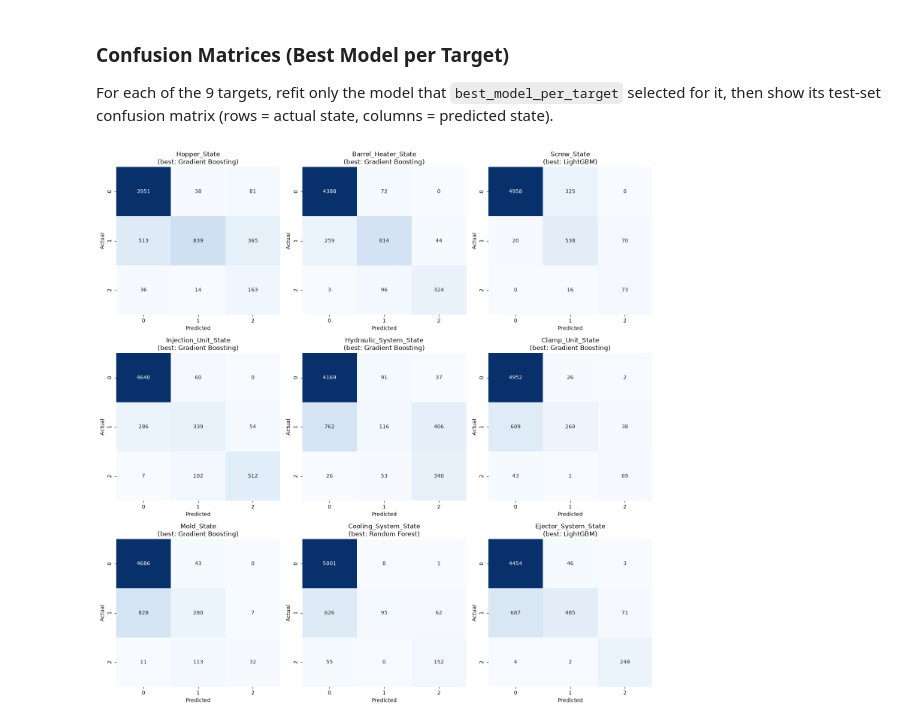
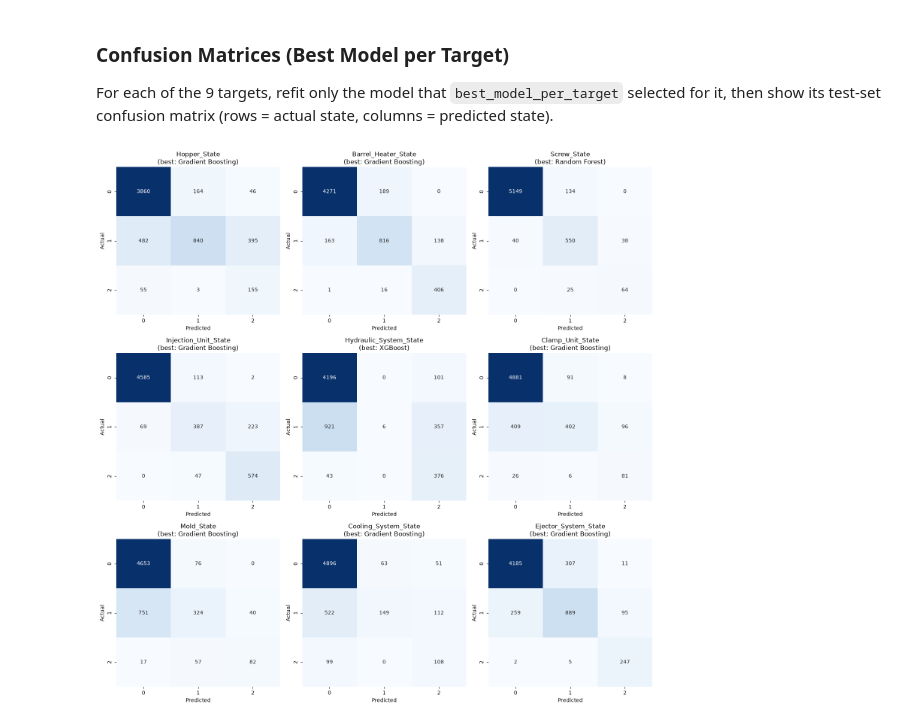
Before and after one commit to riddhiiee/AI-Based-Predictive-Maintenance-for-Injection-Molding-Machine, a Jupyter notebook: final_model.ipynb, the cells around one changed output. Drawn from its saved outputs; the diff is of its cells as text; code cells hidden in the pictures.

```diff
--- a/final_model.ipynb
+++ b/final_model.ipynb
@@ -710,0 +922,17 @@ Ejector_System_State: done
+# %%
+model_name = 'LightGBM'
+
+for col in target:
+    model = CLASSIFIER_FACTORIES[model_name]()
+    fit_classifier(model_name, model, X_train, train_df[col])
+
+    for split_name, X_split, split_df in SPLITS:
+        y_pred = np.asarray(model.predict(X_split)).reshape(-1)
+        metrics = evaluate_classification(split_df[col], y_pred)
+        classification_results.append({'Target': col, 'Model': model_name, 'Split': split_name, **metrics})
+
+print(f'{model_name}: done')
+(pd.DataFrame(classification_results)
+ .query('Model == @model_name')
+ .set_index(['Target', 'Split'])[['Accuracy', 'F1_Macro', 'QWK', 'Ordinal_MAE']]
+ .round(4))
@@ -710,0 +959,17 @@ Ejector_System_State: done
+# %%
+model_name = 'CatBoost'
+
+for col in target:
+    model = CLASSIFIER_FACTORIES[model_name]()
+    fit_classifier(model_name, model, X_train, train_df[col])
+
+    for split_name, X_split, split_df in SPLITS:
+        y_pred = np.asarray(model.predict(X_split)).reshape(-1)
+        metrics = evaluate_classification(split_df[col], y_pred)
+        classification_results.append({'Target': col, 'Model': model_name, 'Split': split_name, **metrics})
+
+print(f'{model_name}: done')
+(pd.DataFrame(classification_results)
+ .query('Model == @model_name')
+ .set_index(['Target', 'Split'])[['Accuracy', 'F1_Macro', 'QWK', 'Ordinal_MAE']]
+ .round(4))
@@ -737,14 +1027,14 @@ val_scores = classification_results_df[classification_results_df['Split'] == 'va
 best_model_idx = val_scores.groupby('Target')[['F1_Macro', 'QWK']].apply(
     lambda d: d.sort_values(['F1_Macro', 'QWK'], ascending=False).index[0]
 )
-best_model_per_target = (val_scores.loc[best_model_idx, ['Target', 'Model', 'F1_Macro', 'QWK', 'Ordinal_MAE']]
+best_model_per_target = (val_scores.loc[best_model_idx, ['Target', 'Model', 'Accuracy', 'F1_Macro', 'QWK', 'Ordinal_MAE']]
                           .set_index('Target')
-                          .rename(columns={'F1_Macro': 'Val_F1_Macro', 'QWK': 'Val_QWK', 'Ordinal_MAE': 'Val_Ordinal_MAE'})
+                          .rename(columns={'Accuracy': 'Val_Accuracy', 'F1_Macro': 'Val_F1_Macro', 'QWK': 'Val_QWK', 'Ordinal_MAE': 'Val_Ordinal_MAE'})
                           .loc[target])
 
 test_scores = classification_results_df[classification_results_df['Split'] == 'test'].set_index(['Target', 'Model'])
-best_model_per_target[['Test_F1_Macro', 'Test_QWK', 'Test_Ordinal_MAE']] = [
-    test_scores.loc[(t, m), ['F1_Macro', 'QWK', 'Ordinal_MAE']].values
+best_model_per_target[['Test_Accuracy', 'Test_F1_Macro', 'Test_QWK', 'Test_Ordinal_MAE']] = [
+    test_scores.loc[(t, m), ['Accuracy', 'F1_Macro', 'QWK', 'Ordinal_MAE']].values
     for t, m in zip(best_model_per_target.index, best_model_per_target['Model'])
 ]
 best_model_per_target.round(4)
@@ -793,24 +1083,24 @@ For each of the 9 targets, refit only the model that `best_model_per_target` sel
 # %%
 from sklearn.metrics import confusion_matrix
 import matplotlib.pyplot as plt
 import seaborn as sns
 
 fig, axes = plt.subplots(3, 3, figsize=(15, 15))
 
 for ax, col in zip(axes.flat, target):
     best_model_name = best_model_per_target.loc[col, 'Model']
     model = get_classifiers()[best_model_name]
-    model.fit(X_train, train_df[col])
+    fit_classifier(best_model_name, model, X_train, train_df[col])
     y_pred = np.asarray(model.predict(X_test)).reshape(-1)
     cm = confusion_matrix(test_df[col], y_pred, labels=[0, 1, 2])
 
     sns.heatmap(cm, annot=True, fmt='d', cmap='Blues', cbar=False,
                 xticklabels=[0, 1, 2], yticklabels=[0, 1, 2], ax=ax)
     ax.set_title(f'{col}\n(best: {best_model_name})')
     ax.set_xlabel('Predicted')
     ax.set_ylabel('Actual')
 
 plt.tight_layout()
 plt.show()
 # %% [output]
-[figure, old version]
+[figure, new version]
```
Also changed, not shown: parts of 27 cells of this notebook.
